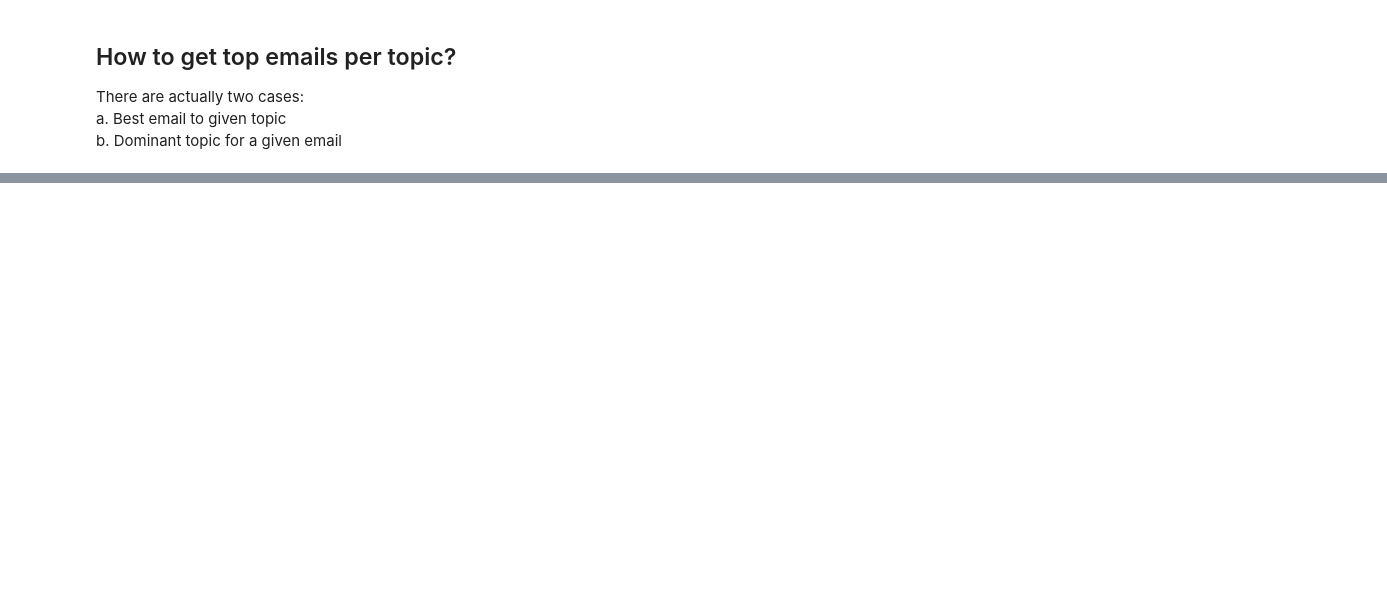
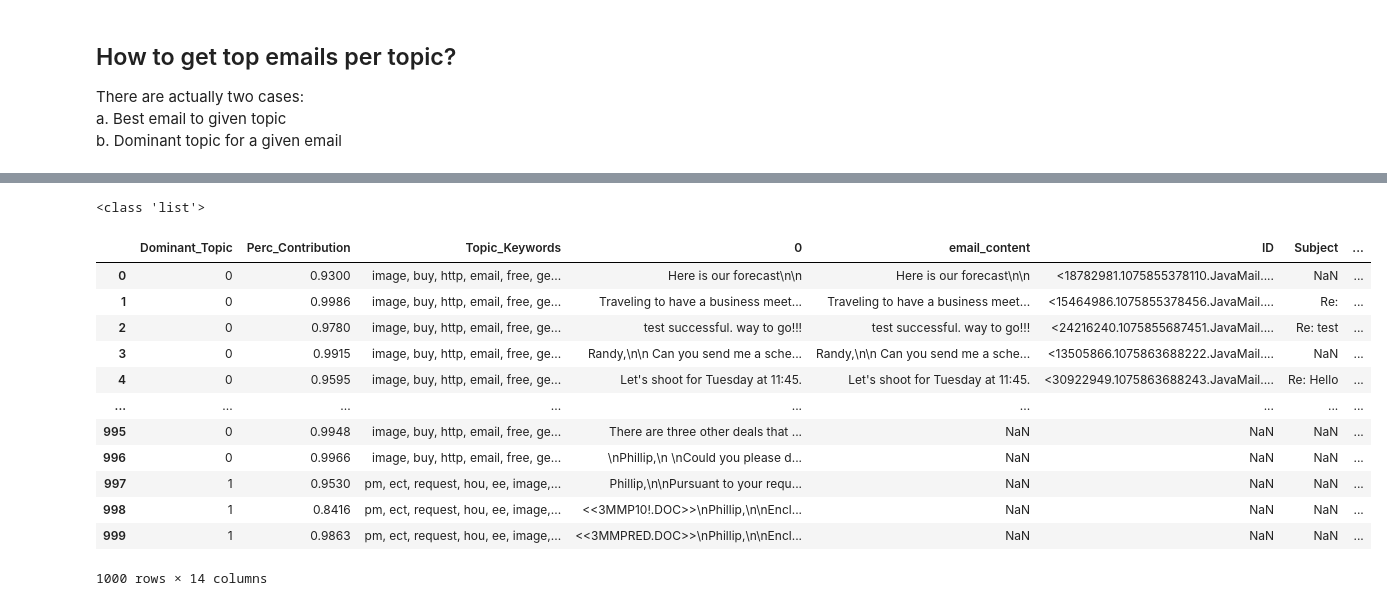
Before and after one commit to UmrahJaved/Clustering-Enron_UsedCase, a Jupyter notebook: topic_modelling_LDA.ipynb, the cells around one changed output, grey strips where cells are left out. Cells and saved outputs as stored; diff of their text form; code cells hidden in the pictures; blank space fills up the shorter version.

```diff
--- a/topic_modelling_LDA.ipynb
+++ b/topic_modelling_LDA.ipynb
@@ -173,0 +262,2 @@ for msg in messages:
+# %%
+df_topic_sents_keywords['email_content'] = enron['content']
@@ -173,0 +292,9 @@ for msg in messages:
+# %%
+df_topic_sents_keywords['ID'] = enron['Message-ID']
+df_topic_sents_keywords['Subject'] = enron['Subject']
+df_topic_sents_keywords['enron_content'] = enron['content']
+df_topic_sents_keywords['From'] = enron['From']
+df_topic_sents_keywords['To'] = enron['To']
+df_topic_sents_keywords['Cc'] = enron['X-cc']
+df_topic_sents_keywords['Bcc'] = enron['X-bcc']
+df_topic_sents_keywords.head()
@@ -173,0 +315,3 @@ for msg in messages:
+# %%
+df_topic_sents_keywords['data_lemmatized'] = data_lemmatized
+df_topic_sents_keywords.head()
@@ -173,0 +364,11 @@ for msg in messages:
+# %%
+df = df_topic_sents_keywords.copy()
+
+
+
+def convert_to_list(value):
+    return [value]
+
+df['topic_hier'] = df['Dominant_Topic'].apply(convert_to_list)
+
+df.head()
@@ -173,0 +382,26 @@ for msg in messages:
+# %%
+new_value = df['Dominant_Topic'].to_list()
+old_value = df['topic_hier'].to_list()
+
+print(type(new_value))
+
+for i, old in enumerate(old_value):
+    old.append(new_value[i])
+    old_value[i] = old
+df['topic_hier'] = old_value
+df
+# %% [output]
+<class 'list'>
+|  | Dominant_Topic | Perc_Contribution | Topic_Keywords | 0 | email_content | ID | Subject | ... |
+| 0 | 0 | 0.9300 | image, buy, http, email, free, ge... | Here is our forecast\n\n | Here is our forecast\n\n | <18782981.1075855378110.JavaMail.... | NaN | ... |
+| 1 | 0 | 0.9986 | image, buy, http, email, free, ge... | Traveling to have a business meet... | Traveling to have a business meet... | <15464986.1075855378456.JavaMail.... | Re: | ... |
+| 2 | 0 | 0.9780 | image, buy, http, email, free, ge... | test successful. way to go!!! | test successful. way to go!!! | <24216240.1075855687451.JavaMail.... | Re: test | ... |
+| 3 | 0 | 0.9915 | image, buy, http, email, free, ge... | Randy,\n\n Can you send me a sche... | Randy,\n\n Can you send me a sche... | <13505866.1075863688222.JavaMail.... | NaN | ... |
+| 4 | 0 | 0.9595 | image, buy, http, email, free, ge... | Let's shoot for Tuesday at 11:45. | Let's shoot for Tuesday at 11:45. | <30922949.1075863688243.JavaMail.... | Re: Hello | ... |
+| ... | ... | ... | ... | ... | ... | ... | ... | ... |
+| 995 | 0 | 0.9948 | image, buy, http, email, free, ge... | There are three other deals that ... | NaN | NaN | NaN | ... |
+| 996 | 0 | 0.9966 | image, buy, http, email, free, ge... | \nPhillip,\n \nCould you please d... | NaN | NaN | NaN | ... |
+| 997 | 1 | 0.9530 | pm, ect, request, hou, ee, image,... | Phillip,\n\nPursuant to your requ... | NaN | NaN | NaN | ... |
+| 998 | 1 | 0.8416 | pm, ect, request, hou, ee, image,... | <<3MMP10!.DOC>>\nPhillip,\n\nEncl... | NaN | NaN | NaN | ... |
+| 999 | 1 | 0.9863 | pm, ect, request, hou, ee, image,... | <<3MMPRED.DOC>>\nPhillip,\n\nEncl... | NaN | NaN | NaN | ... |
+1000 rows × 14 columns
```
Also changed, not shown: parts of 36 cells of this notebook, 5 other files.
